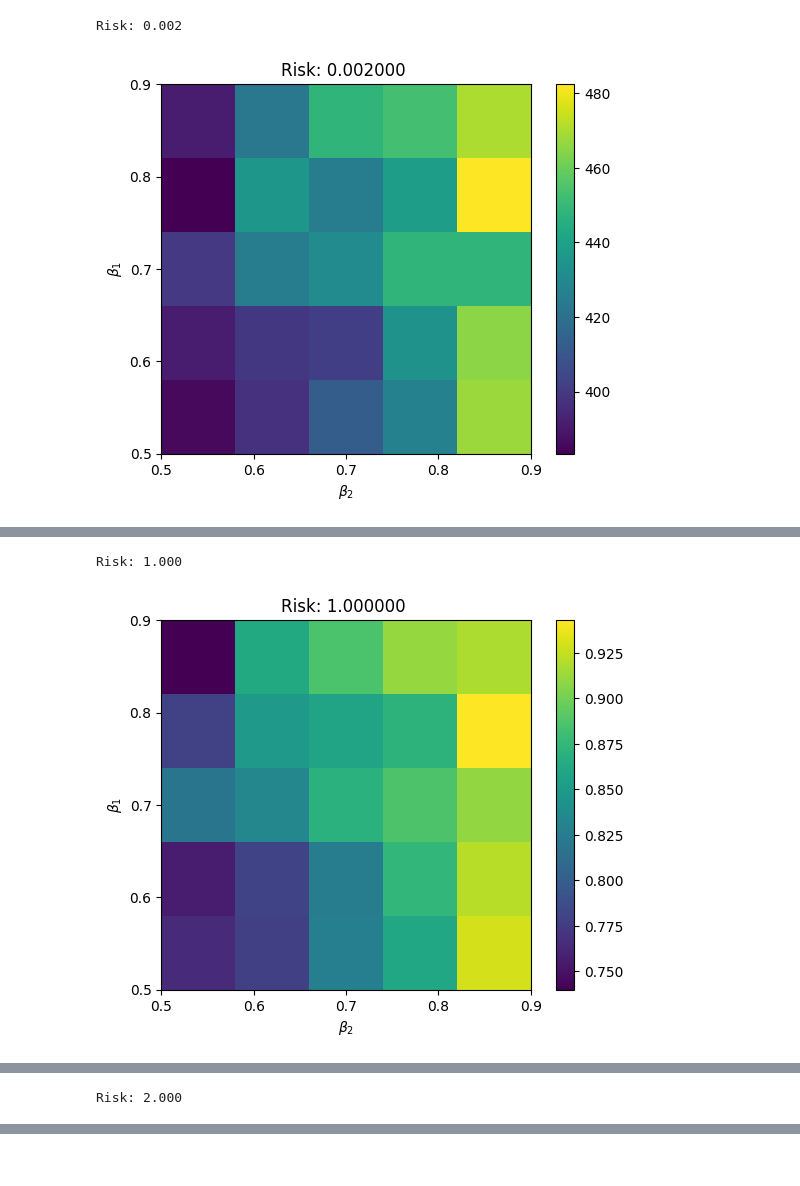
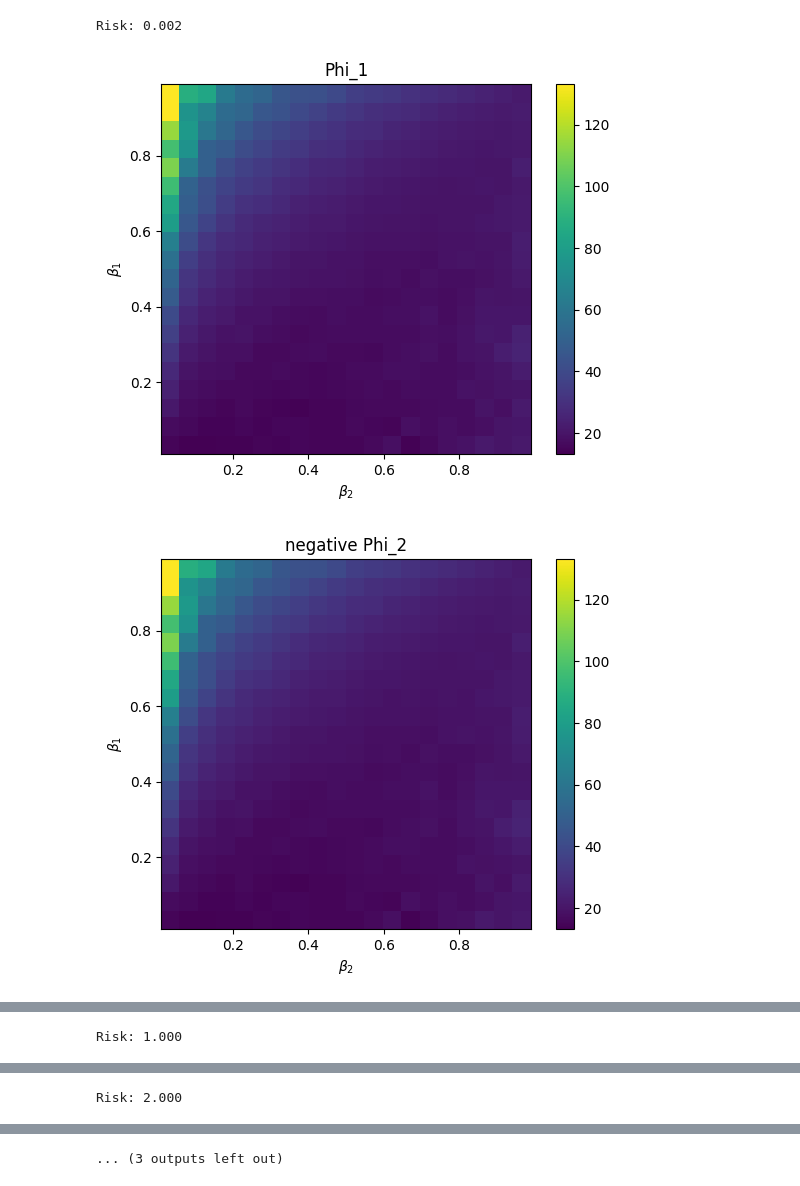
Before and after one commit to nmarzz/adam, a Jupyter notebook: beta_opt.ipynb, the cells around one changed output, grey strips where cells are left out. Saved outputs shown, nothing was run; the diff lists cells and outputs as text; code cells hidden in the pictures.

Commit message:
can sweep betas

```diff
--- a/beta_opt.ipynb
+++ b/beta_opt.ipynb
@@ -3,33 +118,23 @@ import numpy as np
 import jax.numpy as jnp
 import jax
 import matplotlib.pyplot as plt
-from risks_and_discounts import f_linreg, phi_from_B, cov_from_B
+from risks_and_discounts import f_logreg, phi_from_B, cov_from_B
 from tqdm import tqdm
 from functools import partial
 from jax import jit, vmap
 import jax.numpy as jnp
 import jax
 
-Bs = []
-rho = 0.999
-B = jnp.array([[1, rho], [rho, 1]])
-Bs.append(B)
-rho = 0.5
-B = jnp.array([[1, rho], [rho, 1]])
-Bs.append(B)
-rho = 0.
-B = jnp.array([[1, rho], [rho, 1]])
-Bs.append(B)
 
+rhos = [0.999, 0.5, 0.0]
 
-
-for B in Bs:
-
-
-    mini = 0.5
-    maxi = 0.90
-    betas = jnp.linspace(mini, maxi, 5)
-    num_samples = 10000
+for rho in tqdm(rhos):
+    B = jnp.array([[1, rho], [rho, 1]])
+    mini = 0.01
+    maxi = 0.99
+    num = 20
+    betas = jnp.linspace(mini, maxi, num=num)
+    num_samples = 1000
     key = jax.random.PRNGKey(0)
 
     risk = B[0,0] + B[1,1] - 2 * B[0,1]
@@ -39,39 +144,60 @@ for B in Bs:
     beta1_grid, beta2_grid = jnp.meshgrid(betas, betas, indexing='ij')
     beta1_flat = beta1_grid.flatten()
     beta2_flat = beta2_grid.flatten()
 
     # Split keys
     keys = jax.random.split(key, beta1_flat.shape[0])
 
     # Partially apply fixed arguments
     phi_partial = partial(phi_from_B, B, f_linreg, num_samples=num_samples)
     cov_partial = partial(cov_from_B, B, f_linreg, num_samples=num_samples)
 
     # JIT and VMAP the function
     @jit
     def batch_phi(b1, b2, k):
         return phi_partial(b1, b2, k)
     @jit
     def batch_cov(b1, b2, k):
         return cov_partial(b1, b2, k)
 
-    phi_vals = vmap(batch_phi)(beta1_flat, beta2_flat, keys)[:,0]
-    cov_vals = vmap(batch_cov)(beta1_flat, beta2_flat, keys)[:,0,0]
+    phi_vals = vmap(batch_phi)(beta1_flat, beta2_flat, keys)
+    phi1_vals = phi_vals[:,0]
+    phi2_vals = phi_vals[:,1]
 
 
-    obj = phi_vals**2 / cov_vals
-    obj_grid = obj.reshape(len(betas), len(betas))
+    # save results
+    # phi_vals = jnp.array(phi_vals)
+    # cov_vals = jnp.array(cov_vals)
+    # jnp.savez(f'phi_cov_rho_{rho}_resolution1:{num}.npz', phi=phi_vals, cov=cov_vals)
+
+
+    phi1_grid = phi1_vals.reshape(len(betas), len(betas))
+    phi2_grid = phi2_vals.reshape(len(betas), len(betas))
 
     # Plotting
     fig, ax = plt.subplots()
-    c = ax.imshow(obj_grid, extent=[mini, maxi, mini, maxi], origin='lower', cmap='viridis')
-    ax.set_xticks(betas)
-    ax.set_yticks(betas)
+    c = ax.imshow(phi1_grid, extent= [mini,maxi,mini,maxi], origin='lower', cmap='viridis')
     ax.set_xlabel(r'$\beta_2$')
     ax.set_ylabel(r'$\beta_1$')
-    ax.set_title(f'Risk: {risk:3f} ')
+    ax.set_title(f'Phi_1')
     fig.colorbar(c, ax=ax)
     plt.show()
+
+    fig, ax = plt.subplots()
+    c = ax.imshow(-phi2_grid, extent= [mini,maxi,mini,maxi], origin='lower', cmap='viridis')
+    ax.set_xlabel(r'$\beta_2$')
+    ax.set_ylabel(r'$\beta_1$')
+    fig.colorbar(c, ax=ax)
+    ax.set_title(f'negative Phi_2')
+    plt.show()
+
+    fig, ax = plt.subplots(subplot_kw={"projection": "3d"})
+    ax.plot_surface(beta1_grid, beta2_grid, phi1_grid)
+    plt.show()
+    fig, ax = plt.subplots(subplot_kw={"projection": "3d"})
+    ax.plot_surface(beta1_grid, beta2_grid, -phi2_grid)
+    plt.show()
 # %% [output]
 Risk: 0.002
-[figure, old version]
+[figure, new version]
+[figure, new version]
@@ -78,2 +206 @@ Risk: 0.002
 Risk: 1.000
-[figure, old version]
@@ -81,0 +213 @@ Risk: 2.000
+... (3 outputs left out)
```
Also changed, not shown: parts of 6 cells of this notebook.
